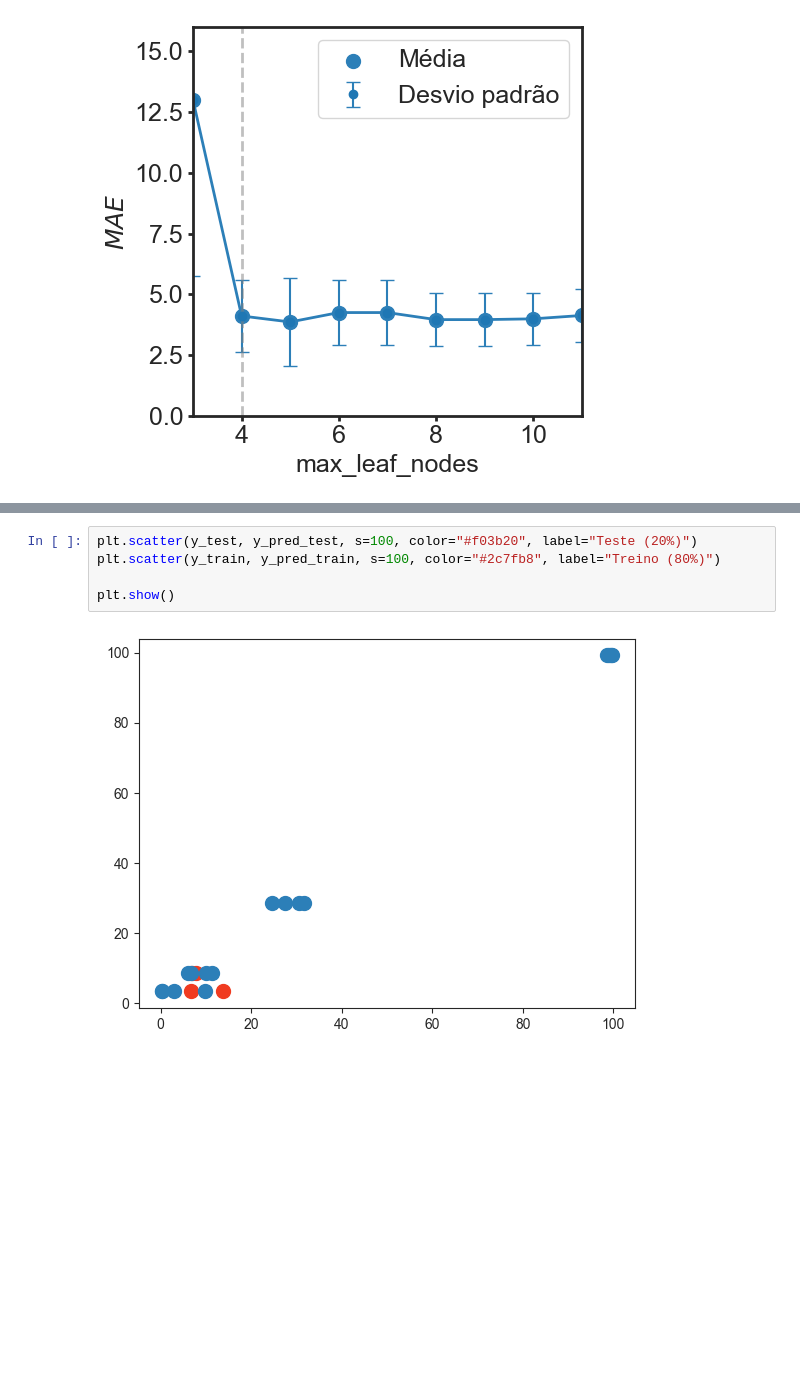
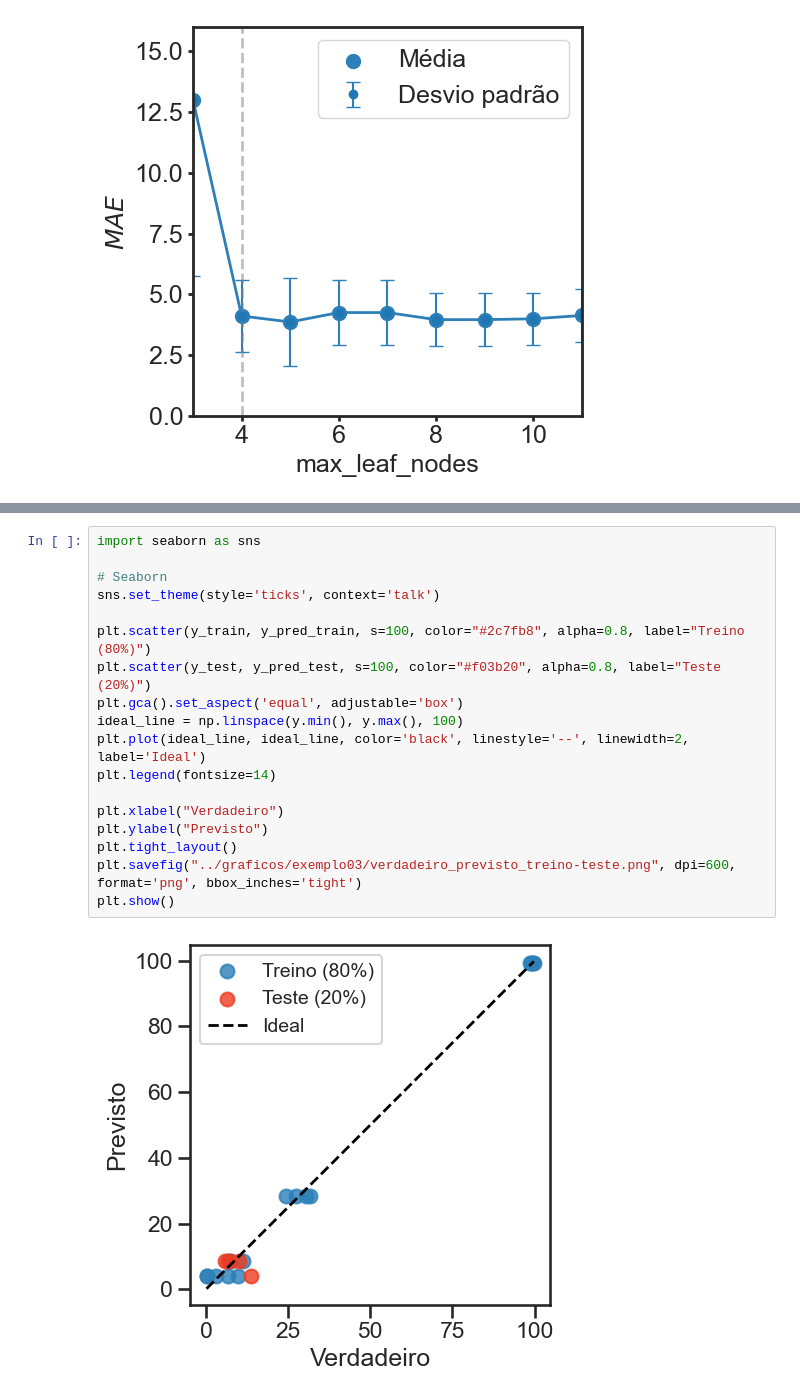
Before and after one commit to leseixas/aprendizagem-de-maquina, a Jupyter notebook: modelos/03_decision_tree_regression.ipynb, the cells around one changed output, grey strips where cells are left out. Cells and saved outputs as stored; diff of their text form; blank space fills up the shorter version.

```diff
--- a/modelos/03_decision_tree_regression.ipynb
+++ b/modelos/03_decision_tree_regression.ipynb
@@ -127,7 +127,20 @@ plt.show()
-# %%
-plt.scatter(y_test, y_pred_test, s=100, color="#f03b20", label="Teste (20%)")
-plt.scatter(y_train, y_pred_train, s=100, color="#2c7fb8", label="Treino (80%)")
-
-plt.show()
-# %% [output]
-[figure, removed]
+# %%
+import seaborn as sns
+
+# Seaborn
+sns.set_theme(style='ticks', context='talk')
+
+plt.scatter(y_train, y_pred_train, s=100, color="#2c7fb8", alpha=0.8, label="Treino (80%)")
+plt.scatter(y_test, y_pred_test, s=100, color="#f03b20", alpha=0.8, label="Teste (20%)")
+plt.gca().set_aspect('equal', adjustable='box')
+ideal_line = np.linspace(y.min(), y.max(), 100)
+plt.plot(ideal_line, ideal_line, color='black', linestyle='--', linewidth=2, label='Ideal')
+plt.legend(fontsize=14)
+
+plt.xlabel("Verdadeiro")
+plt.ylabel("Previsto")
+plt.tight_layout()
+plt.savefig("../graficos/exemplo03/verdadeiro_previsto_treino-teste.png", dpi=600, format='png', bbox_inches='tight')
+plt.show()
+# %% [output]
+[figure, added]
```
Also changed, not shown: parts of 4 cells of this notebook, 1 other file.
